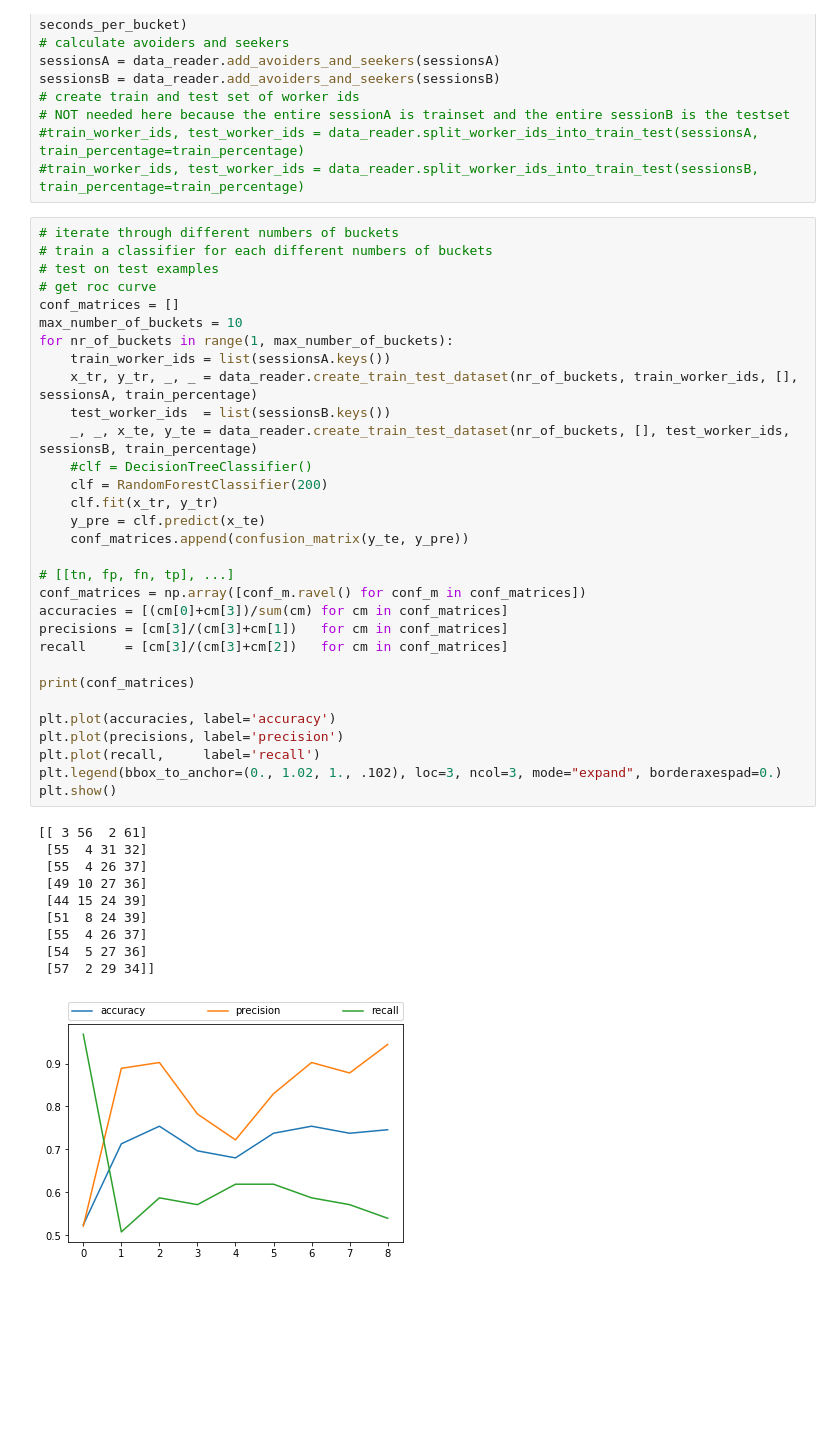
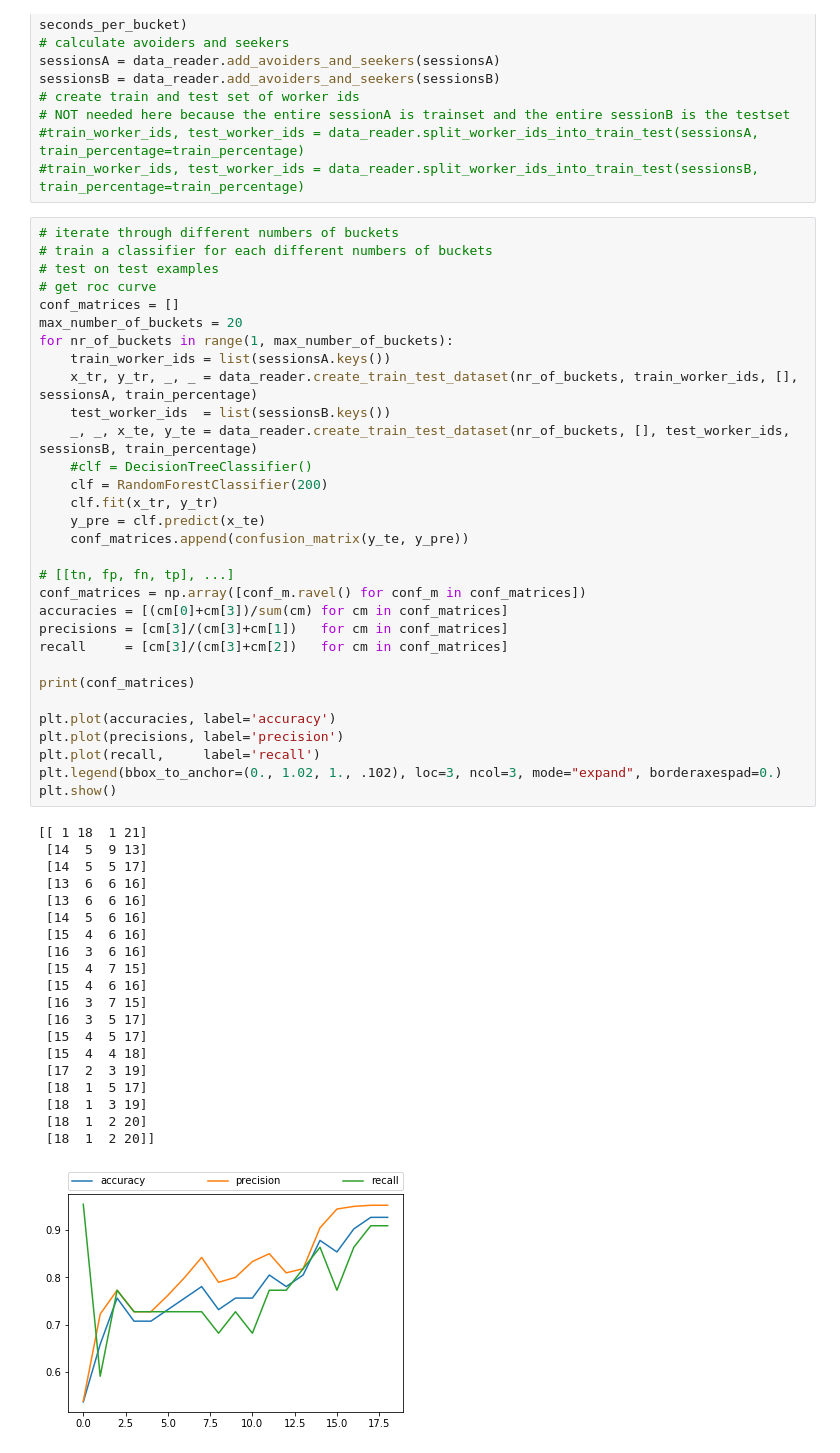
Before and after one commit to thadler/IUI_Code, a Jupyter notebook: experimentA2B.ipynb, the cells around one changed output. Saved outputs shown, nothing was run; the diff lists cells and outputs as text; blank space fills up the shorter version.

```diff
--- a/experimentA2B.ipynb
+++ b/experimentA2B.ipynb
@@ -30,44 +30,54 @@ sessionsB = data_reader.add_avoiders_and_seekers(sessionsB)
 # iterate through different numbers of buckets
 # train a classifier for each different numbers of buckets
 # test on test examples
 # get roc curve
 conf_matrices = []
-max_number_of_buckets = 10
+max_number_of_buckets = 20
 for nr_of_buckets in range(1, max_number_of_buckets):
     train_worker_ids = list(sessionsA.keys())
     x_tr, y_tr, _, _ = data_reader.create_train_test_dataset(nr_of_buckets, train_worker_ids, [], sessionsA, train_percentage)
     test_worker_ids  = list(sessionsB.keys())
     _, _, x_te, y_te = data_reader.create_train_test_dataset(nr_of_buckets, [], test_worker_ids, sessionsB, train_percentage)
     #clf = DecisionTreeClassifier()
     clf = RandomForestClassifier(200)
     clf.fit(x_tr, y_tr)
     y_pre = clf.predict(x_te)
     conf_matrices.append(confusion_matrix(y_te, y_pre))
 
 # [[tn, fp, fn, tp], ...]
 conf_matrices = np.array([conf_m.ravel() for conf_m in conf_matrices])
 accuracies = [(cm[0]+cm[3])/sum(cm) for cm in conf_matrices]
 precisions = [cm[3]/(cm[3]+cm[1])   for cm in conf_matrices]
 recall     = [cm[3]/(cm[3]+cm[2])   for cm in conf_matrices]
 
 print(conf_matrices)
 
 plt.plot(accuracies, label='accuracy')
 plt.plot(precisions, label='precision')
 plt.plot(recall,     label='recall')
 plt.legend(bbox_to_anchor=(0., 1.02, 1., .102), loc=3, ncol=3, mode="expand", borderaxespad=0.)
 plt.show()
 # %% [output]
-[[ 3 56  2 61]
- [55  4 31 32]
- [55  4 26 37]
- [49 10 27 36]
- [44 15 24 39]
- [51  8 24 39]
- [55  4 26 37]
- [54  5 27 36]
- [57  2 29 34]]
+[[ 1 18  1 21]
+ [14  5  9 13]
+ [14  5  5 17]
+ [13  6  6 16]
+ [13  6  6 16]
+ [14  5  6 16]
+ [15  4  6 16]
+ [16  3  6 16]
+ [15  4  7 15]
+ [15  4  6 16]
+ [16  3  7 15]
+ [16  3  5 17]
+ [15  4  5 17]
+ [15  4  4 18]
+ [17  2  3 19]
+ [18  1  5 17]
+ [18  1  3 19]
+ [18  1  2 20]
+ [18  1  2 20]]
-[figure, old version]
+[figure, new version]
 # %%
 from sklearn.externals.six import StringIO
 from IPython.display import Image
```
Also changed, not shown: parts of 1 cell of this notebook, 6 other files.
